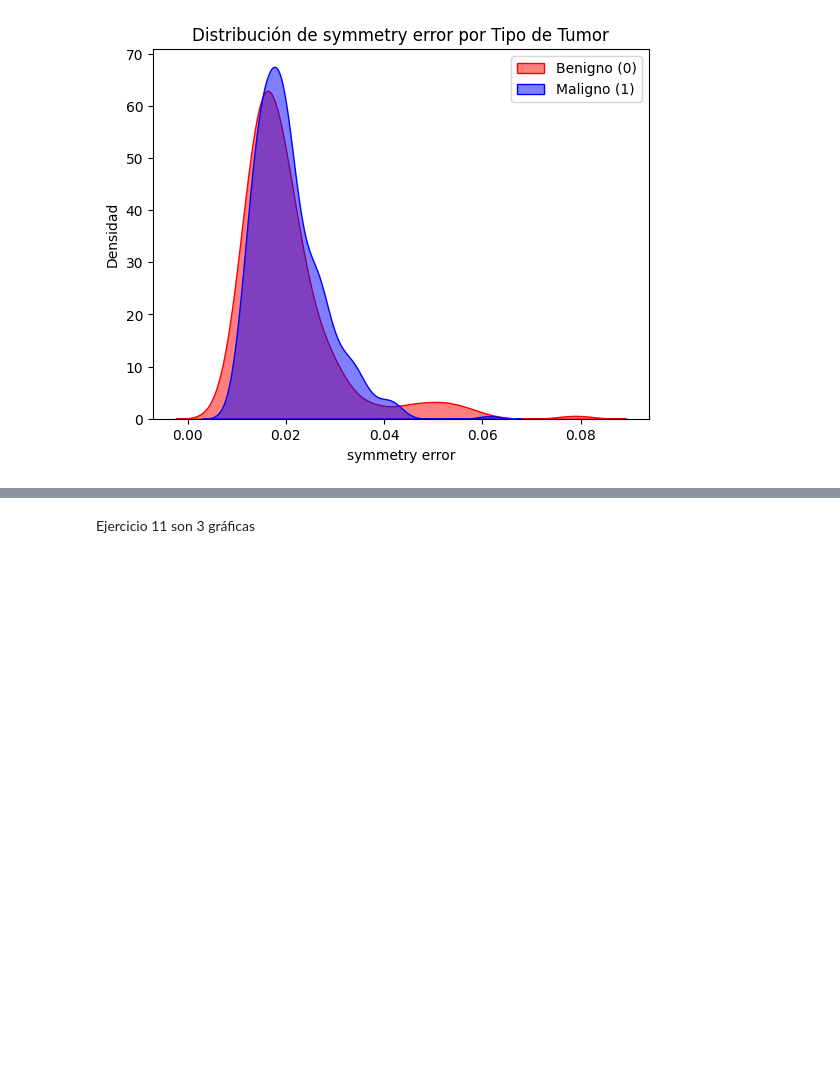
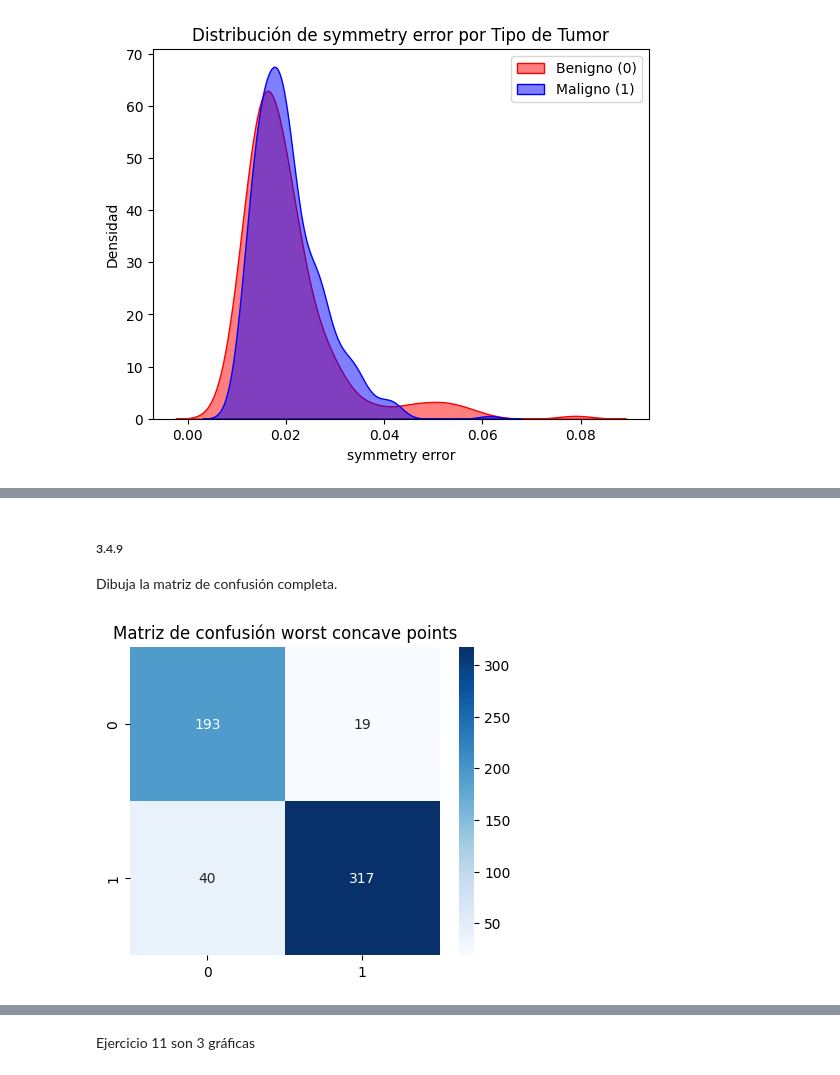
Before and after one commit to RodrigoRiveraRico/data_science_FCiencias, a Jupyter notebook: Clase_5/Clase_5.ipynb, the cells around one changed output, grey strips where cells are left out. Drawn from its saved outputs; the diff is of its cells as text; code cells hidden in the pictures; blank space fills up the shorter version.

Commit message:
Matrices de confusión y métricas

```diff
--- a/Clase_5/Clase_5.ipynb
+++ b/Clase_5/Clase_5.ipynb
@@ -208,0 +261,36 @@ FP.shape[0]
+# %%
+# Para worst concave points
+FP_alta_corr = df[(df['target'] == 0) & (df['prediccion_alta_corr'] == 1)]
+FN_alta_corr = df[(df['target'] == 1) & (df['prediccion_alta_corr'] == 0)]
+TN_alta_corr = df[(df['target'] == 0) & (df['prediccion_alta_corr'] == 0)]
+TP_alta_corr = df[(df['target'] == 1) & (df['prediccion_alta_corr'] == 1)]
+print("""
+Para {0} hay:
+{1} predicciones FP
+{2} predicciones FN
+Son {3} predicciones que fallaron.
+""".format(alta_corr.name, FP_alta_corr.shape[0], FN_alta_corr.shape[0], FP_alta_corr.shape[0] + FN_alta_corr.shape[0]))
+
+# Para mean compactness
+FP_media_corr = df[(df['target'] == 0) & (df['prediccion_media_corr'] == 1)]
+FN_media_corr = df[(df['target'] == 1) & (df['prediccion_media_corr'] == 0)]
+TN_media_corr = df[(df['target'] == 0) & (df['prediccion_media_corr'] == 0)]
+TP_media_corr = df[(df['target'] == 1) & (df['prediccion_media_corr'] == 1)]
+print("""
+Para {0} hay:
+{1} predicciones FP
+{2} predicciones FN
+Son {3} predicciones que fallaron.
+""".format(media_corr.name, FP_media_corr.shape[0], FN_media_corr.shape[0], FP_media_corr.shape[0] + FN_media_corr.shape[0]))
+
+# Para symmetry error
+FP_baja_corr = df[(df['target'] == 0) & (df['prediccion_baja_corr'] == 1)]
+FN_baja_corr = df[(df['target'] == 1) & (df['prediccion_baja_corr'] == 0)]
+TN_baja_corr = df[(df['target'] == 0) & (df['prediccion_baja_corr'] == 0)]
+TP_baja_corr = df[(df['target'] == 1) & (df['prediccion_baja_corr'] == 1)]
+print("""
+Para {0} hay:
+{1} predicciones FP
+{2} predicciones FN
+Son {3} predicciones que fallaron.
+""".format(baja_corr.name, FP_baja_corr.shape[0], FN_baja_corr.shape[0], FP_baja_corr.shape[0] + FN_baja_corr.shape[0]))
@@ -208,0 +314,14 @@ FP.shape[0]
+# %% [markdown]
+##### 3.4.9
+
+Dibuja la matriz de confusión completa.
+# %%
+# Para worst concave points
+mc_alta_corr = [[TN_alta_corr.shape[0], FP_alta_corr.shape[0]],
+                [FN_alta_corr.shape[0], TP_alta_corr.shape[0]]]
+plt.figure(figsize=(5,4))
+sns.heatmap(mc_alta_corr, annot=True, fmt='d', cmap='Blues')
+plt.title('Matriz de confusión '+alta_corr.name)
+plt.show()
+# %% [output]
+[figure, added]
```
Also changed, not shown: parts of 21 cells of this notebook.
